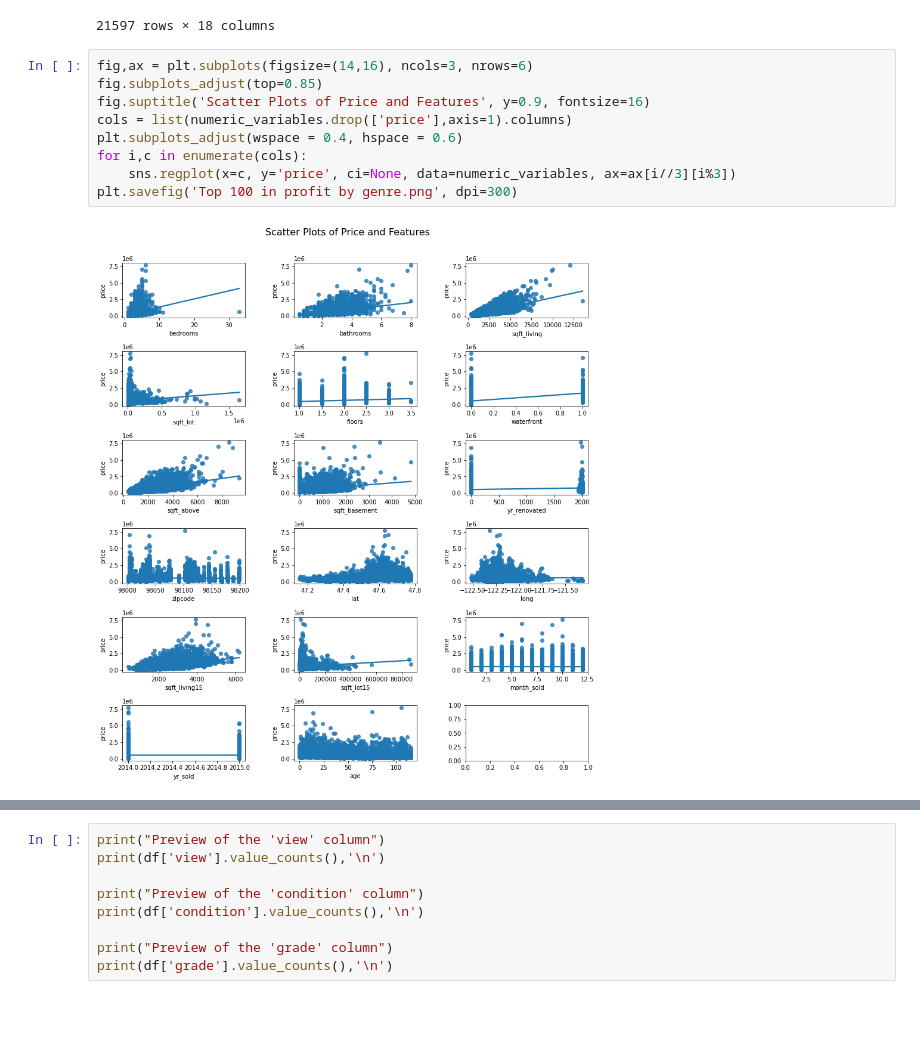
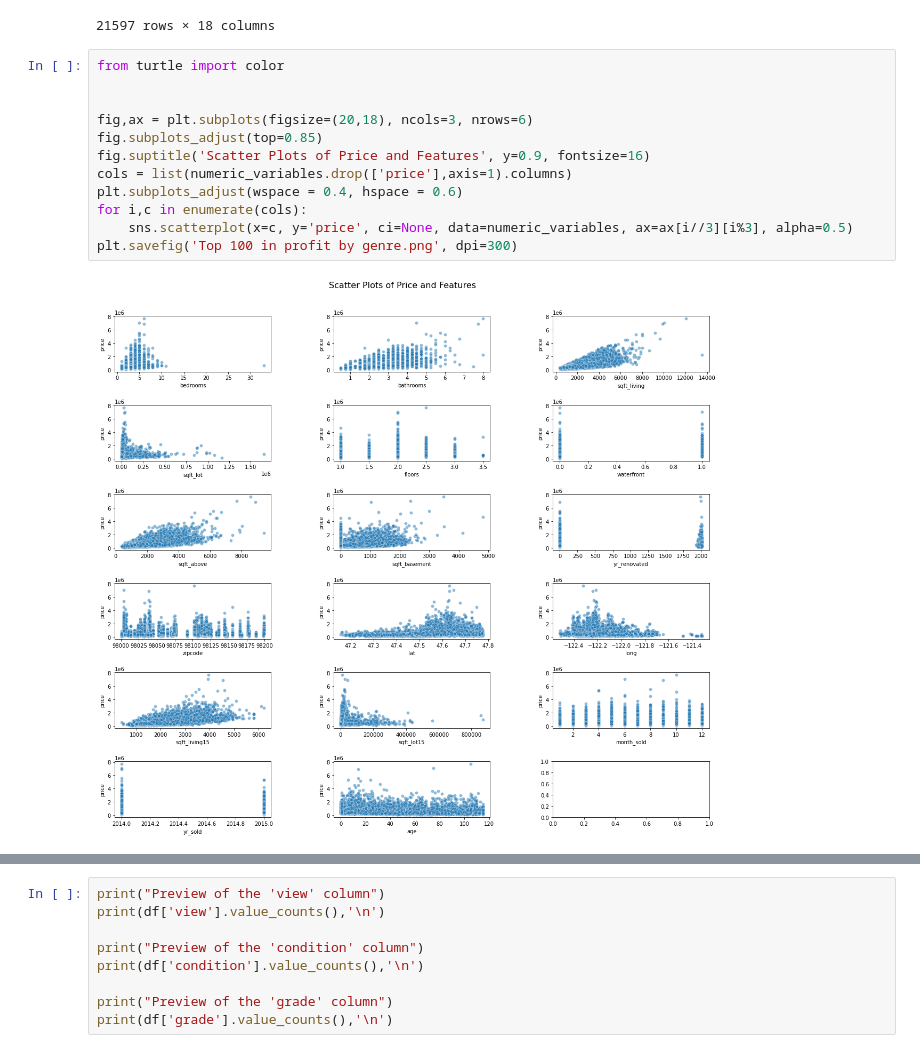
Before and after one commit to NguyoJer/-dsc-phase-2-project-v2-3, a Jupyter notebook: student.ipynb, the cells around one changed output, grey strips where cells are left out. Drawn from its saved outputs; the diff is of its cells as text; blank space fills up the shorter version.

```diff
--- a/student.ipynb
+++ b/student.ipynb
@@ -532,13 +657,16 @@ numeric_variables
 | 21596 | 325000.0 | 2 | 0.75 | 1020 | 1076 | 2.0 | 0 | 1020 | 0.0 | ... |
 21597 rows × 18 columns
 # %%
-fig,ax = plt.subplots(figsize=(14,16), ncols=3, nrows=6)
+from turtle import color
+
+
+fig,ax = plt.subplots(figsize=(20,18), ncols=3, nrows=6)
 fig.subplots_adjust(top=0.85)
 fig.suptitle('Scatter Plots of Price and Features', y=0.9, fontsize=16)
 cols = list(numeric_variables.drop(['price'],axis=1).columns)
 plt.subplots_adjust(wspace = 0.4, hspace = 0.6)
 for i,c in enumerate(cols):
-    sns.regplot(x=c, y='price', ci=None, data=numeric_variables, ax=ax[i//3][i%3])
+    sns.scatterplot(x=c, y='price', ci=None, data=numeric_variables, ax=ax[i//3][i%3], alpha=0.5)
 plt.savefig('Top 100 in profit by genre.png', dpi=300)
 # %% [output]
-[figure, old version]
+[figure, new version]
```
Also changed, not shown: parts of 52 cells of this notebook, 7 other files.
